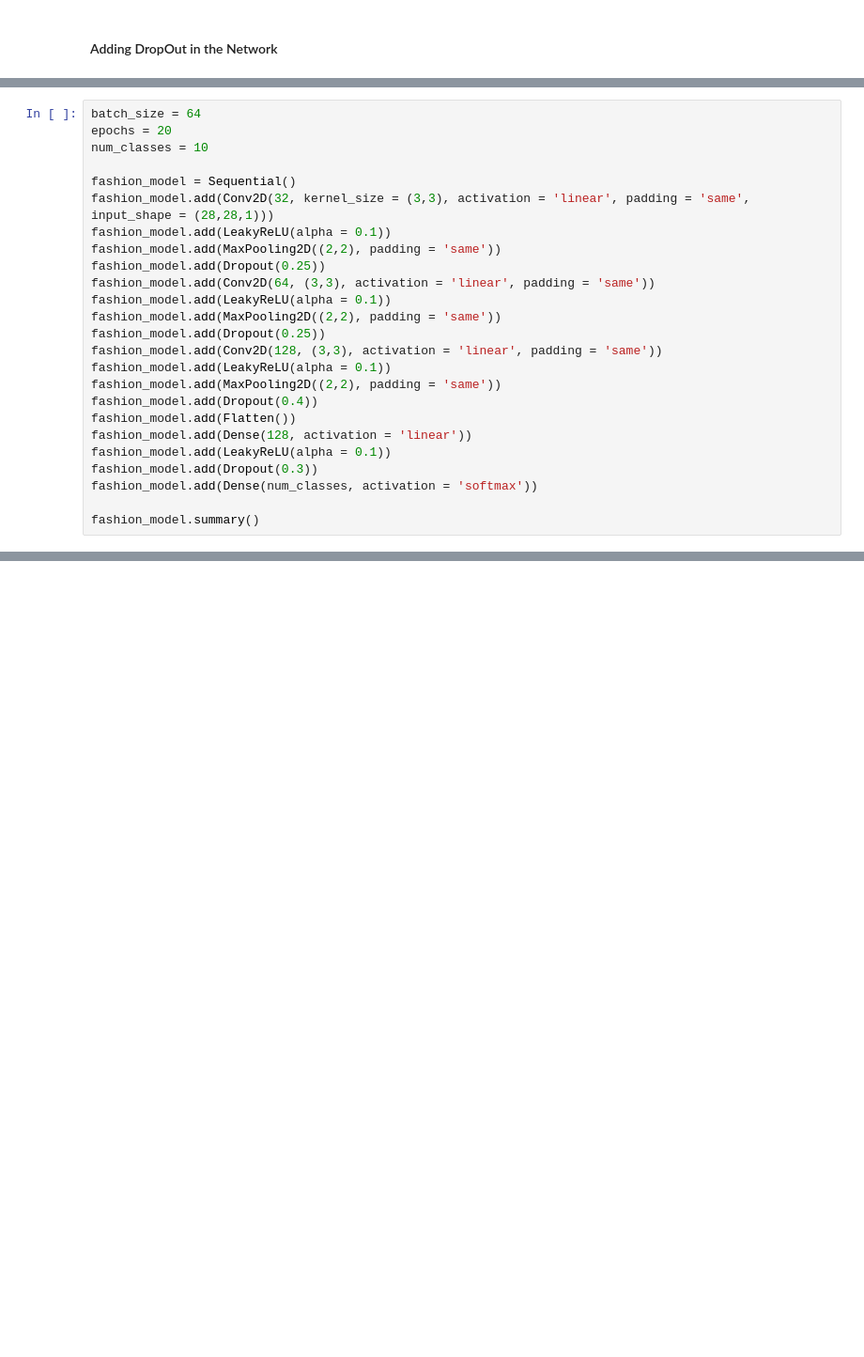
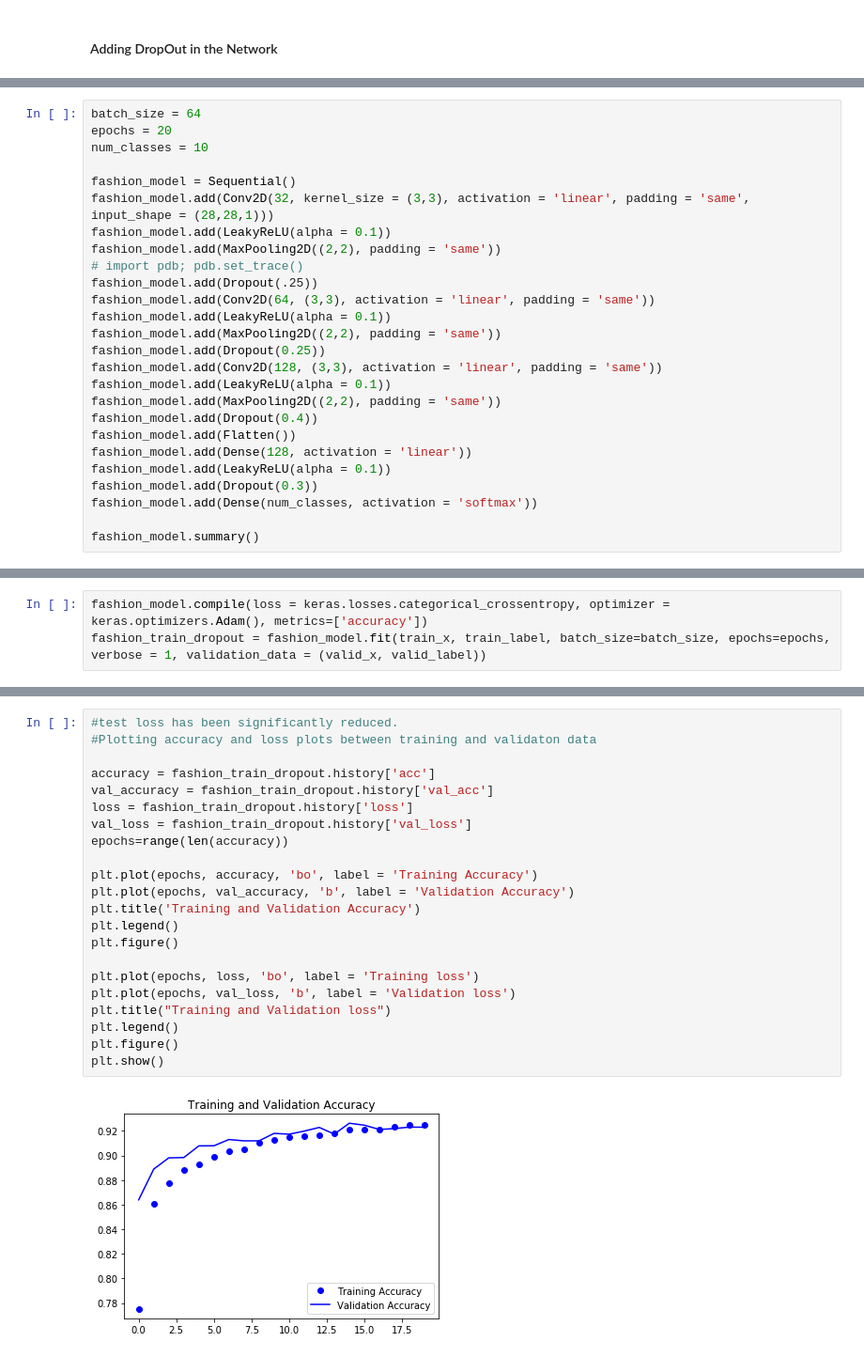
Before and after one commit to twrnrg/CNN-Model-on-Fashion-MNIST-Data, a Jupyter notebook: CNN The Fashion-MNIST Data Set.ipynb, the cells around one changed output, grey strips where cells are left out. Shown: that part at 94% size. Saved outputs shown, nothing was run; the diff lists cells and outputs as text; blank space fills up the shorter version.

Commit message:
Added Droput layers to reduce oveerfitting

```diff
--- a/CNN The Fashion-MNIST Data Set.ipynb
+++ b/CNN The Fashion-MNIST Data Set.ipynb
@@ -208,7 +218,8 @@ fashion_model = Sequential()
 fashion_model.add(Conv2D(32, kernel_size = (3,3), activation = 'linear', padding = 'same', input_shape = (28,28,1)))
 fashion_model.add(LeakyReLU(alpha = 0.1))
 fashion_model.add(MaxPooling2D((2,2), padding = 'same'))
-fashion_model.add(Dropout(0.25))
+# import pdb; pdb.set_trace()
+fashion_model.add(Dropout(.25))
 fashion_model.add(Conv2D(64, (3,3), activation = 'linear', padding = 'same'))
 fashion_model.add(LeakyReLU(alpha = 0.1))
 fashion_model.add(MaxPooling2D((2,2), padding = 'same'))
@@ -255,0 +256,3 @@ UnboundLocalError: local variable 'a' referenced before assignment
+# %%
+fashion_model.compile(loss = keras.losses.categorical_crossentropy, optimizer = keras.optimizers.Adam(), metrics=['accuracy'])
+fashion_train_dropout = fashion_model.fit(train_x, train_label, batch_size=batch_size, epochs=epochs, verbose = 1, validation_data = (valid_x, valid_label))
@@ -255,0 +289,24 @@ UnboundLocalError: local variable 'a' referenced before assignment
+# %%
+#test loss has been significantly reduced.
+#Plotting accuracy and loss plots between training and validaton data
+
+accuracy = fashion_train_dropout.history['acc']
+val_accuracy = fashion_train_dropout.history['val_acc']
+loss = fashion_train_dropout.history['loss']
+val_loss = fashion_train_dropout.history['val_loss']
+epochs=range(len(accuracy))
+
+plt.plot(epochs, accuracy, 'bo', label = 'Training Accuracy')
+plt.plot(epochs, val_accuracy, 'b', label = 'Validation Accuracy')
+plt.title('Training and Validation Accuracy')
+plt.legend()
+plt.figure()
+
+plt.plot(epochs, loss, 'bo', label = 'Training loss')
+plt.plot(epochs, val_loss, 'b', label = 'Validation loss')
+plt.title("Training and Validation loss")
+plt.legend()
+plt.figure()
+plt.show()
+# %% [output]
+[figure, added]
```
Also changed, not shown: parts of 25 cells of this notebook.
